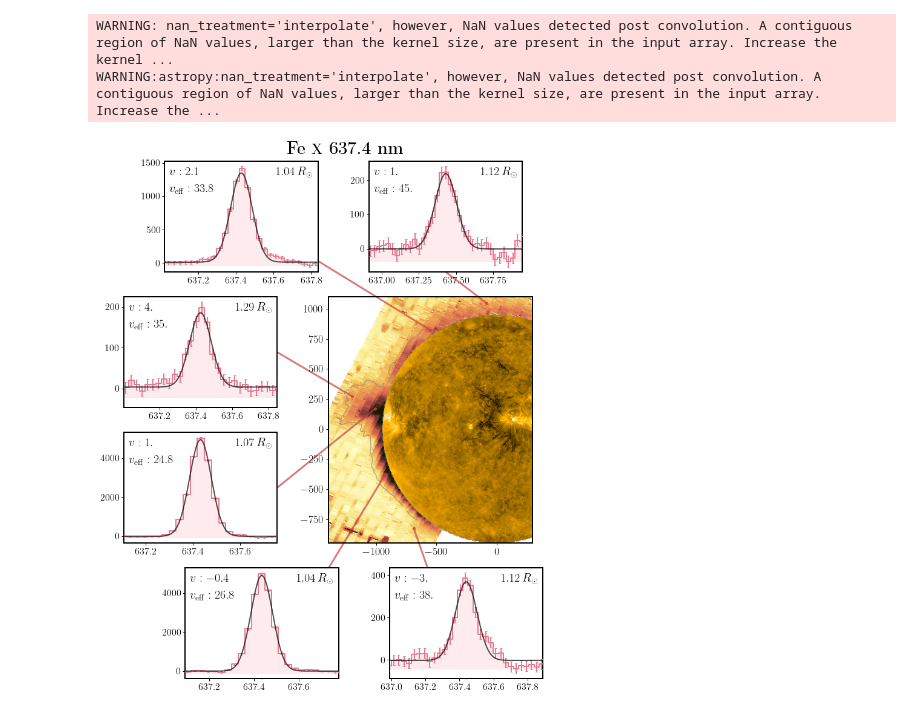
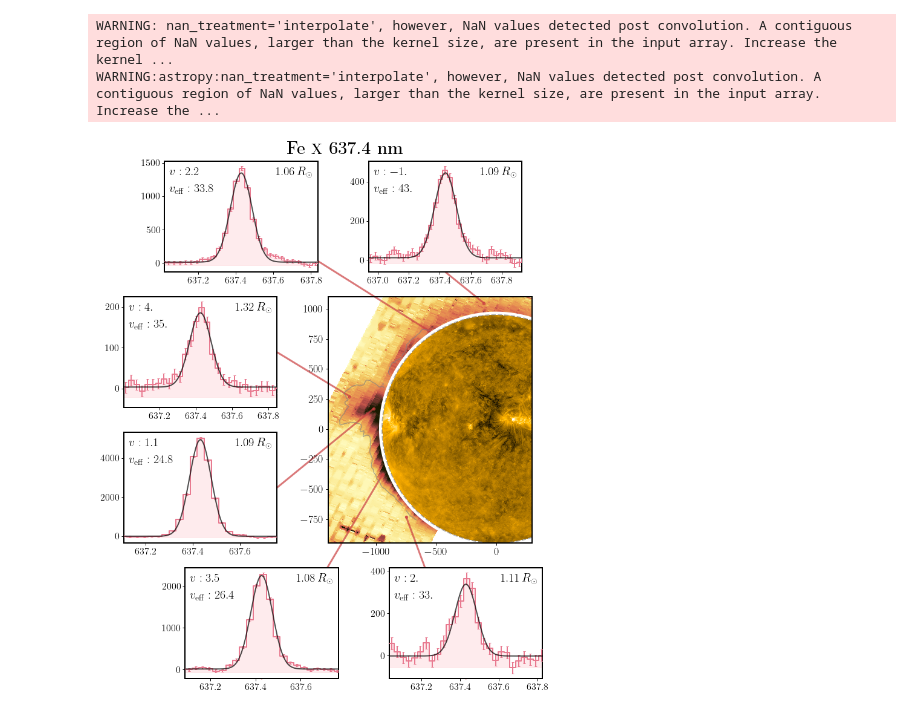
Before and after one commit to yjzhu-solar/Eclipse2017, a Jupyter notebook: ipynb/eclipse_data/off_limb_intensity_map_ext_zoomin.ipynb, the cells around one changed output. Saved outputs shown, nothing was run; the diff lists cells and outputs as text; code cells hidden in the pictures.

```diff
--- a/ipynb/eclipse_data/off_limb_intensity_map_ext_zoomin.ipynb
+++ b/ipynb/eclipse_data/off_limb_intensity_map_ext_zoomin.ipynb
@@ -462,6 +462,10 @@ def create_rec_eqs():
 def create_limb_circle(rsun):
     return patches.Circle((0,0),rsun,linewidth=2,edgecolor="grey",
                             facecolor="none",alpha=0.6,ls="--")
+
+def create_lunar_mask(rmoon):
+    return patches.Circle((0,0),rmoon,linewidth=0,edgecolor="none",
+                            facecolor="white",alpha=1)
 
 fig, ax = plt.subplots(figsize=(8,8),constrained_layout=True,gridspec_kw={'left':0.4,'top':0.8,'bottom':0.2})
 green_where_disk_ext = np.where((x_2d_grid_green_arcsec_rot_ext + slit_center_x_green)**2 + \
@@ -479,6 +483,8 @@ im = ax.pcolormesh(x_2d_grid_green_arcsec_rot_ext + slit_center_x_green,
 ax.contour(img_xarcsec_array,img_yarcsec_array,FeXIV_line_cont_image_rot_scipy,levels=[0.4,0.65,0.9],alpha=0.6,
                     colors=['grey'])
 # plot_colorbar(im, ax,width=colorbar_width,fontsize=16)
+
+ax.add_patch(create_lunar_mask(rsun_arcsec*np.float64(FeXI_line_cont_frame.header["MOONR"])/np.float64(FeXI_line_cont_frame.header["SUNR"])))
 
 norm_aia_211 = ImageNormalize(aia_211_image,interval=AsymmetricPercentileInterval(0.5,99.97),stretch=LogStretch())
 ax.pcolormesh(aia_211_xcoord, aia_211_ycoord, aia_211_image,cmap=aia_211_cm,norm=norm_aia_211,
@@ -532,7 +538,7 @@ with h5py.File("../../sav/Eclipse/FitResults/FeX_52.h5", 'r') as hf:
     red_fit_filename_index = hf['red_fit_filename_index'][:]
 # %%
 red_limb_loc = np.array([366.,592.,])
-x_1d_grid_red_ext = np.arange(-51,125,1,dtype=np.float64) + 8
+x_1d_grid_red_ext = np.arange(-51,125,1,dtype=np.float64) + 4
 y_1d_grid_red_ext = np.arange(np.mean(red_limb_loc) - 699.,  np.mean(red_limb_loc) - 349., 1, dtype=np.float64)
 
 y_1d_grid_red_arcsec_ext = y_1d_grid_red_ext/(np.diff(red_limb_loc)/2.)*rsun_arcsec * \
@@ -645,43 +651,46 @@ im = ax.pcolormesh(x_2d_grid_red_arcsec_rot_ext + slit_center_x_red,
 
 ax.contour(img_xarcsec_array,img_yarcsec_array,FeXI_line_cont_image_rot_scipy,levels=[3],alpha=0.6,
         colors=['grey'])
+
+ax.add_patch(create_lunar_mask(rsun_arcsec*np.float64(FeXI_line_cont_frame.header["MOONR"])/np.float64(FeXI_line_cont_frame.header["SUNR"])))
+
 
 norm_aia_171 = ImageNormalize(aia_171_image,interval=AsymmetricPercentileInterval(0.01,99.99),stretch=LogStretch())
 ax.pcolormesh(aia_171_xcoord, aia_171_ycoord, aia_171_image,cmap=aia_171_cm,norm=norm_aia_171,
                 rasterized=True,shading="auto")
 
 # plot_colorbar(im, ax,width=colorbar_width)
 xlim_zoomin = [-1400,300]
 ylim_zoomin = [-950,1100]
 
 ax.set_aspect(1)
 # ax.add_patch(create_rec_eqs())
 ax.add_patch(create_limb_circle(rsun_arcsec))
 ax.set_xlim(xlim_zoomin)
 ax.set_ylim(ylim_zoomin)
 ax.tick_params(labelsize=18)
 
 feed_params = (x_2d_grid_red_arcsec_bin_rot_ext + slit_center_x_red,
                         y_2d_grid_red_arcsec_bin_rot_ext + slit_center_y_red,
                         red_fit_filename_index, red_path,
                         totality_red_df_ext,FeX_xslice,flatfield_1d_FeX_52nd,52,
                         red_fit_matrix_bin_ext, red_fit_matrix_bin_ext_err,
                         red_vlos_masked, red_vlos_masked_err, red_veff_masked, red_veff_masked_err)
 
-spectral_line_zoom_in(-1009,169,fig,ax,[-1.0,0,0.75,0.45],(1,0.5),
+spectral_line_zoom_in(-1020,169,fig,ax,[-1.0,0,0.75,0.45],(1,0.5),
                         *feed_params)
-spectral_line_zoom_in(-1200,271,fig,ax,[-1.0,0.55,0.75,0.45],(1,0.5),
+spectral_line_zoom_in(-1220,271,fig,ax,[-1.0,0.55,0.75,0.45],(1,0.5),
                         *feed_params)
-spectral_line_zoom_in(-550,822,fig,ax,[-0.8,1.1,0.75,0.45],(1,0.1),
+spectral_line_zoom_in(-570,822,fig,ax,[-0.8,1.1,0.75,0.45],(1,0.1),
                         *feed_params)
-spectral_line_zoom_in(-83,1047,fig,ax,[0.2,1.1,0.75,0.45],(0.5,0),
+spectral_line_zoom_in(-103,1047,fig,ax,[0.2,1.1,0.75,0.45],(0.5,0),
                         *feed_params)
-spectral_line_zoom_in(-926,-378,fig,ax,[-0.7,-0.55,0.75,0.45],(0.5,0),
+spectral_line_zoom_in(-946,-378,fig,ax,[-0.7,-0.55,0.75,0.45],(0.5,0),
                         *feed_params)
-spectral_line_zoom_in(-689,-827,fig,ax,[0.3,-0.55,0.75,0.45],(0.5,0),
+spectral_line_zoom_in(-750,-730,fig,ax,[0.3,-0.55,0.75,0.45],(0.5,0),
                         *feed_params)
 ax.text(-0.2,1.58,r"\textbf{Fe \textsc{x} 637.4 nm}",fontsize=30,transform=ax.transAxes)
 fig.savefig(fname="../../figs/ms/FeX_zoomin.pdf",format="pdf",dpi=300,bbox_inches="tight")
 # fig.savefig(fname="../../slides/reg_meet/figs/FeX_zoomin.png",format="png",dpi=300,bbox_inches="tight")
 # %% [output]
-[figure, old version]
+[figure, new version]
```
Also changed, not shown: parts of 1 cell of this notebook, 8 other files.
